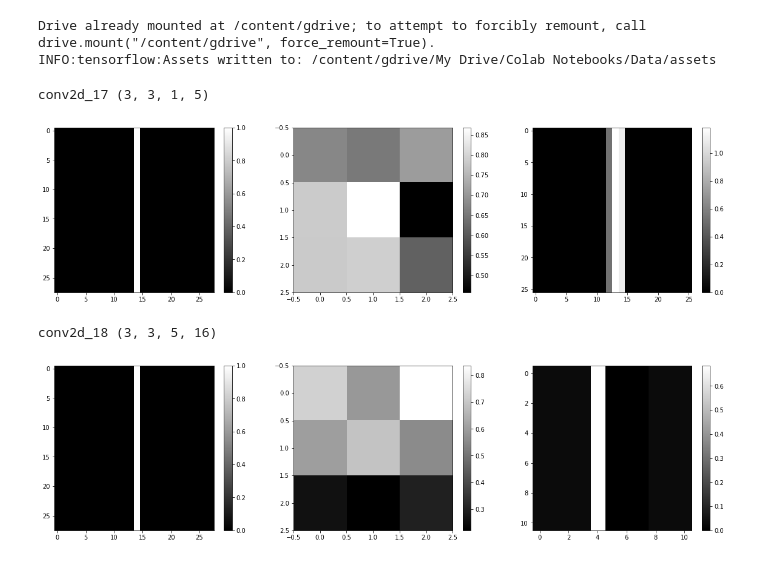
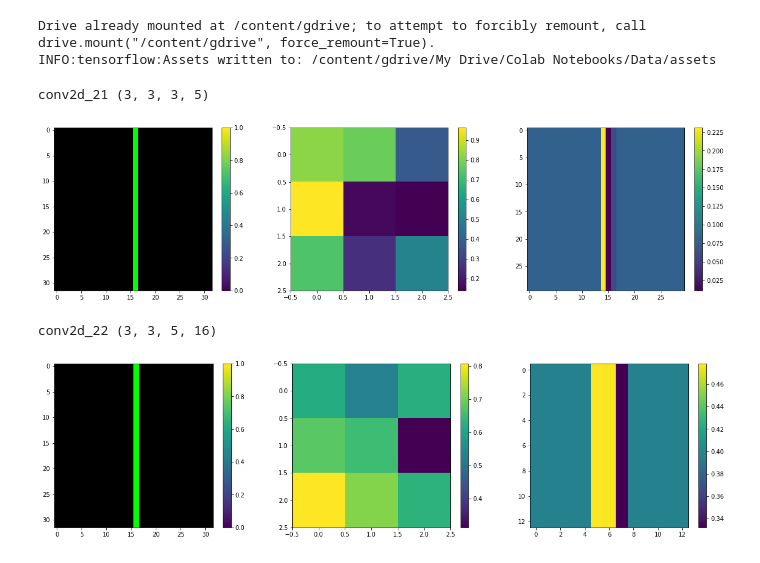
Before and after one commit to axelpuyo/liasd, a Jupyter notebook: feature_map_analysis.ipynb, the cells around one changed output. Cells and saved outputs as stored; diff of their text form; code cells hidden in the pictures.

```diff
--- a/feature_map_analysis.ipynb
+++ b/feature_map_analysis.ipynb
@@ -16,15 +16,16 @@ n_dense1 = 1000
 n_dense2 = 1000
 # %%
 ## PREPROCESSING
-(x_train, y_train), (x_test, y_test) = keras.datasets.mnist.load_data()
+(x_train, y_train), (x_test, y_test) = keras.datasets.cifar10.load_data()
 
 # Scale images to the [0, 1] range
 x_train = x_train.astype("float32") / 255
 x_test = x_test.astype("float32") / 255
 
 # Make sure images have shape (28, 28, 1)
-x_train = np.expand_dims(x_train, -1)
-x_test = np.expand_dims(x_test, -1)
+if x_train.ndim < 4:
+  x_train = np.expand_dims(x_train, -1)
+  x_test = np.expand_dims(x_test, -1)
 
 # Make sure train/test split is representative.
 print(x_train.shape, "input shape")
@@ -145,8 +146,9 @@ from keras.models import Model
 # Construction of basic image, to see what happens to it at every stage of the model.
 im = np.zeros(x_train[0].shape)
 c = int(np.floor(x_train[0].shape[1] / 2))
-im[:, c, 0] = 1
-im = np.expand_dims(im, axis=0)
+im[:, c, 1] = 1 # Je lui donne une barre verte.
+if im.ndim < 4:
+  im = np.expand_dims(im, axis=0)
 
 # plt.imshow(np.squeeze(im[..., -1]), cmap='gray', aspect='auto')
 # plt.colorbar()
@@ -168,38 +170,38 @@ for i in range(len(model.layers)):
   print(model.layers[i].name, kernels.shape)
   plt.figure(figsize=(20,5))
   plt.subplot(131)
-  plt.imshow(np.squeeze(im[..., -1]), cmap='gray', aspect='auto')
+  plt.imshow(np.squeeze(im), aspect='auto')
   plt.colorbar()
   plt.subplot(132)
-  plt.imshow(kernel, cmap='gray', aspect='auto')
+  plt.imshow(kernel, aspect='auto')
   plt.colorbar()
   plt.subplot(133)
-  plt.imshow(f_map, cmap='gray', aspect='auto')
+  plt.imshow(f_map, aspect='auto')
   plt.colorbar()
   plt.show()
   ## Visualize all feature maps and corresponding filters.
   # num_maps = feature_map.shape[-1]
   # rows = int(np.floor(np.sqrt(num_maps)))
 
   # idx = 1
   # plt.figure(figsize=(16, 10))
   # print(model.layers[i].name, kernels.shape)
   # for j in range(num_maps):
   #   print(num_maps, idx, rows*2*rows)
   #   f_map = np.squeeze(feature_map[..., j])
   #   kernel = np.squeeze(kernels[..., 0, j]) # Ce zéro est suspect : revoir les shape des kernels.
 
   #   plt.subplot(rows, 2*rows, idx)
   #   plt.imshow(kernel, cmap='gray', aspect='auto')
   #   plt.colorbar()
   #   plt.subplot(rows, 2*rows, idx + 1)
   #   plt.imshow(f_map, cmap='gray', aspect='auto')
   #   plt.colorbar()
 
   #   idx += 1
   # plt.show()
 # %% [output]
-conv2d_17 (3, 3, 1, 5)
+conv2d_21 (3, 3, 3, 5)
-[figure, old version]
+[figure, new version]
-conv2d_18 (3, 3, 5, 16)
+conv2d_22 (3, 3, 5, 16)
-[figure, old version]
+[figure, new version]
```
Also changed, not shown: parts of 3 cells of this notebook.
